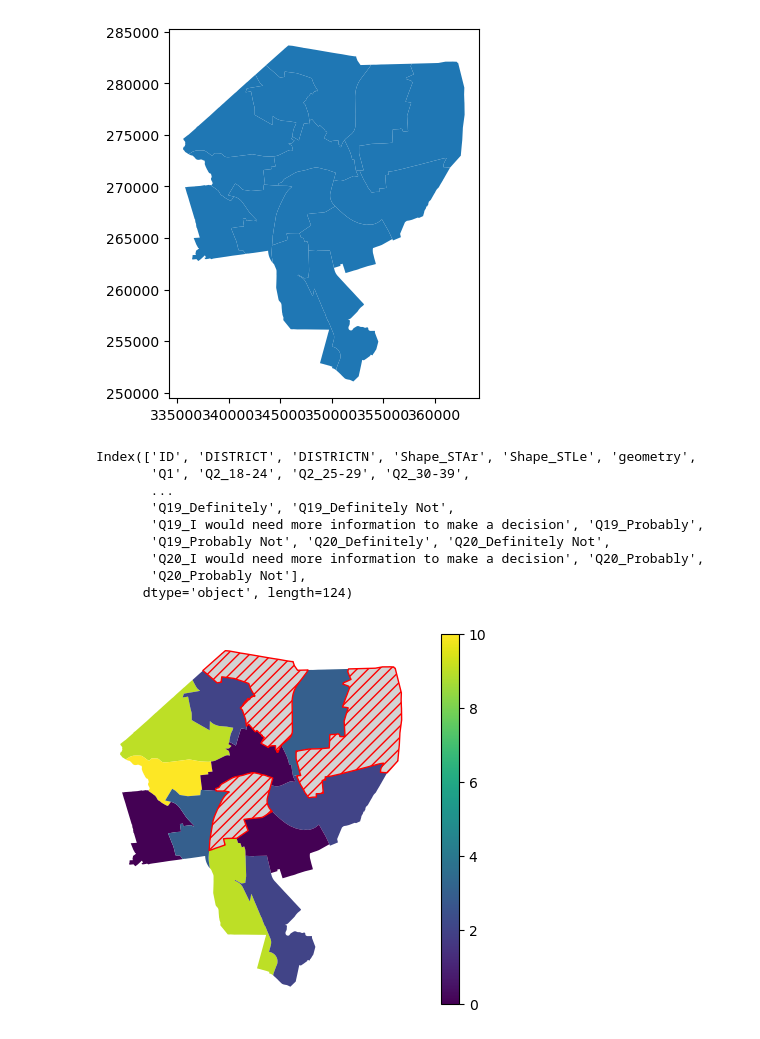
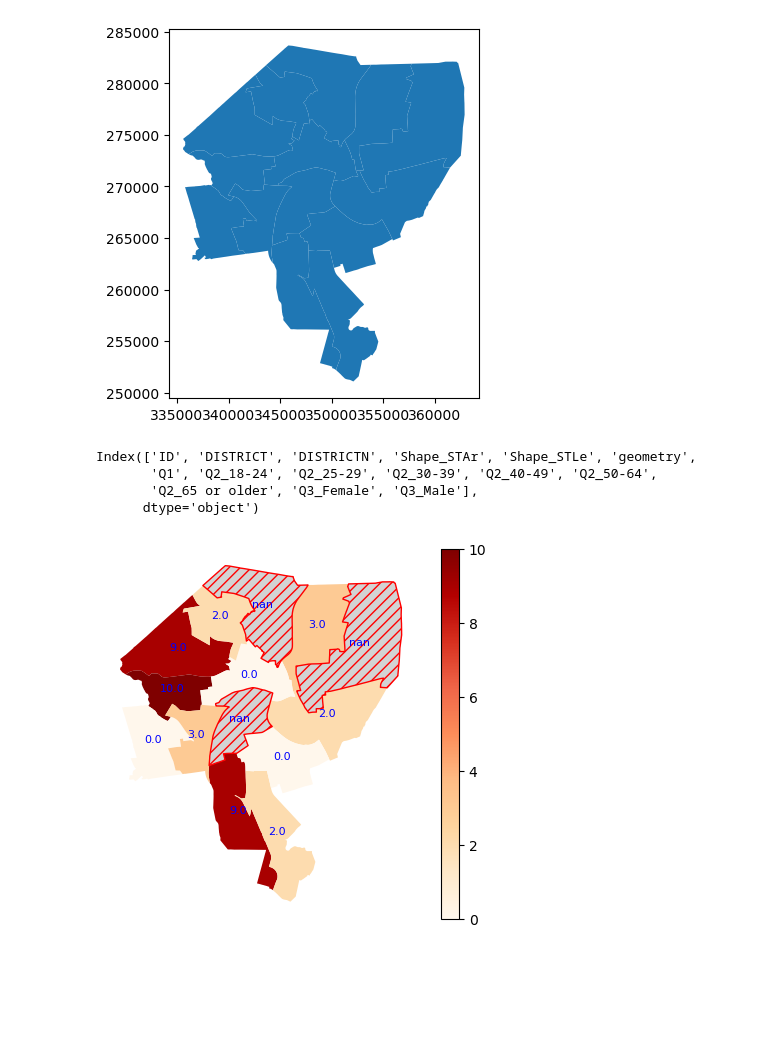
Before and after one commit to dwang0120/EveryVoteCounts-GIS, a Jupyter notebook: src/gis_prep.ipynb, the cells around one changed output. Drawn from its saved outputs; the diff is of its cells as text; code cells hidden in the pictures; blank space fills up the shorter version.

```diff
--- a/src/gis_prep.ipynb
+++ b/src/gis_prep.ipynb
@@ -67,30 +62,33 @@ gdf.plot()
 <Axes: >
 [figure]
 # %%
-gdf.columns
+gdf.columns[0:15]
 # %% [output]
 Index(['ID', 'DISTRICT', 'DISTRICTN', 'Shape_STAr', 'Shape_STLe', 'geometry',
-       'Q1', 'Q2_18-24', 'Q2_25-29', 'Q2_30-39',
-       ...
-       'Q19_Definitely', 'Q19_Definitely Not',
-       'Q19_I would need more information to make a decision', 'Q19_Probably',
-       'Q19_Probably Not', 'Q20_Definitely', 'Q20_Definitely Not',
-       'Q20_I would need more information to make a decision', 'Q20_Probably',
-       'Q20_Probably Not'],
-      dtype='object', length=124)
+       'Q1', 'Q2_18-24', 'Q2_25-29', 'Q2_30-39', 'Q2_40-49', 'Q2_50-64',
+       'Q2_65 or older', 'Q3_Female', 'Q3_Male'],
+      dtype='object')
 # %%
 ax = gdf.plot(
     column='Q19_Definitely Not',
     legend=True,
     missing_kwds={
         "color": "lightgrey",
         "edgecolor": "red",
         "hatch": "///",
         "label": "Missing values"
-    })
+    }, cmap="OrRd")
 ax.set_axis_off()
+
+for idx, row in gdf.iterrows():
+    plt.text(x=row.geometry.centroid.x,
+             y=row.geometry.centroid.y,
+             s = str(row['Q19_Definitely Not']),
+             fontsize=8,
+             color="blue" ,
+             ha='center')
 # %% [output]
-[figure, old version]
+[figure, new version]
 # %%
 with open("../data/question_mapping.json", "r") as f:
     question_mapping = json.load(f)
```
Also changed, not shown: parts of 1 cell of this notebook, 2 other files.
